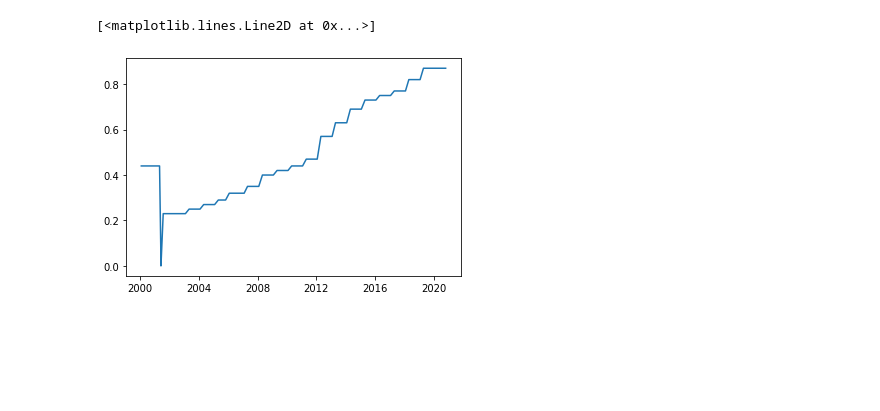
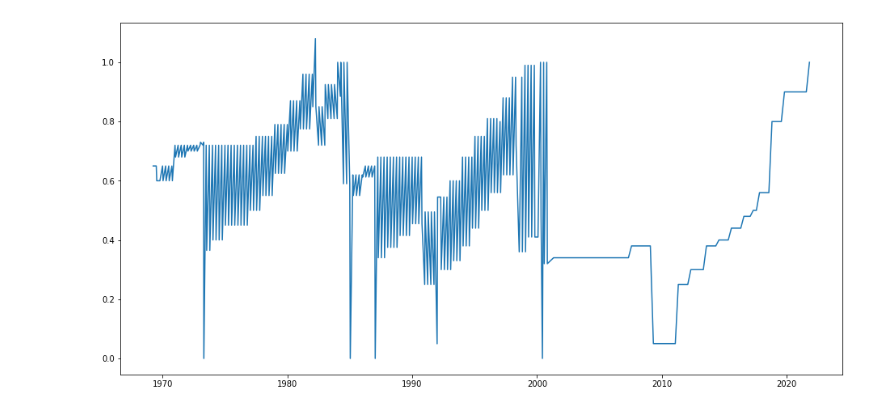
Before and after one commit to anirban2294/Dividend_Forecasting, a Jupyter notebook: HW1_Anirban.ipynb, the cells around one changed output. Drawn from its saved outputs; the diff is of its cells as text; code cells hidden in the pictures; blank space fills up the shorter version.

Commit message:
Return Forecasting update

```diff
--- a/HW1_Anirban.ipynb
+++ b/HW1_Anirban.ipynb
@@ -28,6 +10,16 @@ dataraw
+# %%
+#AT&T
+#dataraw = pd.read_csv("HW1_Raw_ATnT.csv")
+#JP Morgan
+dataraw = pd.read_csv("HW1_Raw_JPMC.csv")
+#Exxon
+#dataraw = pd.read_csv("HW1_Raw_Exxon.csv")
 # %%
+dataraw.columns = ["PERMNO", "Date", "DeclDate", "PayDate", "RecDate", "DistCode", "DivAmount", "Price", "Volume", "HolPerReturn", "MarketReturn"]
+dataraw = dataraw.drop_duplicates(subset=['PayDate'], keep='last')
 dataraw["Date"] = pd.to_datetime(dataraw["Date"], format='%Y%m%d')
 dataraw["DeclDate"] = pd.to_datetime(dataraw["DeclDate"], format='%Y%m%d')
 dataraw["PayDate"] = pd.to_datetime(dataraw["PayDate"], format='%Y%m%d')
 dataraw["RecDate"] = pd.to_datetime(dataraw["RecDate"], format='%Y%m%d')
+dataraw = dataraw.sort_values(by='PayDate', ascending=True)
 data = dataraw.loc[:,["Date", "DeclDate", "PayDate", "RecDate", "DivAmount", "Price", "Volume", "HolPerReturn", "MarketReturn"]].dropna().reset_index(drop = True).copy()
@@ -50,5 +26,6 @@ data
 # %%
-plt.plot(data["DeclDate"], data["DivAmount"])
+plt.figure(figsize = (16,8))
+plt.plot(data["PayDate"], data["DivAmount"])
+plt.show()
 # %% [output]
-[<matplotlib.lines.Line2D at 0x...>]
-[figure, old version]
+[figure, new version]
```
Also changed, not shown: parts of 2 cells of this notebook, 15 other files.
